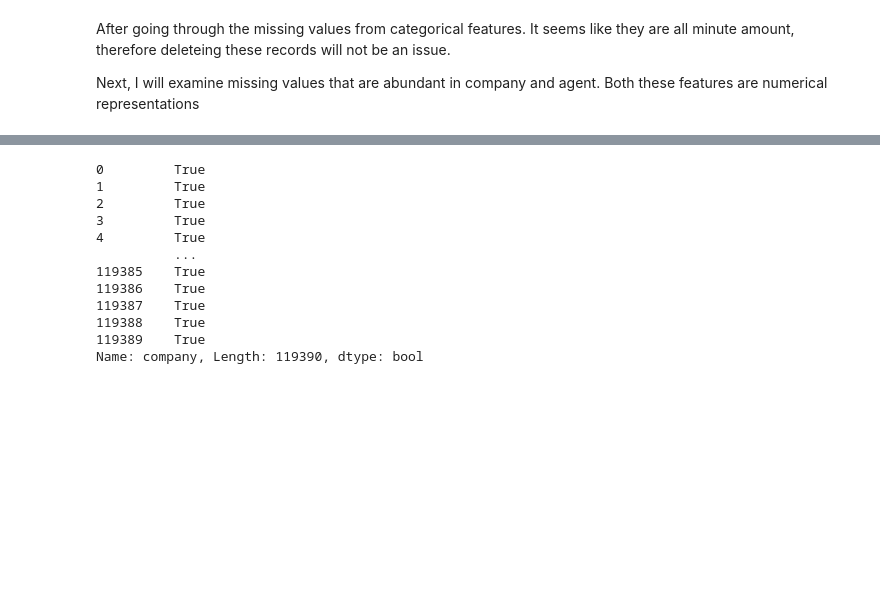
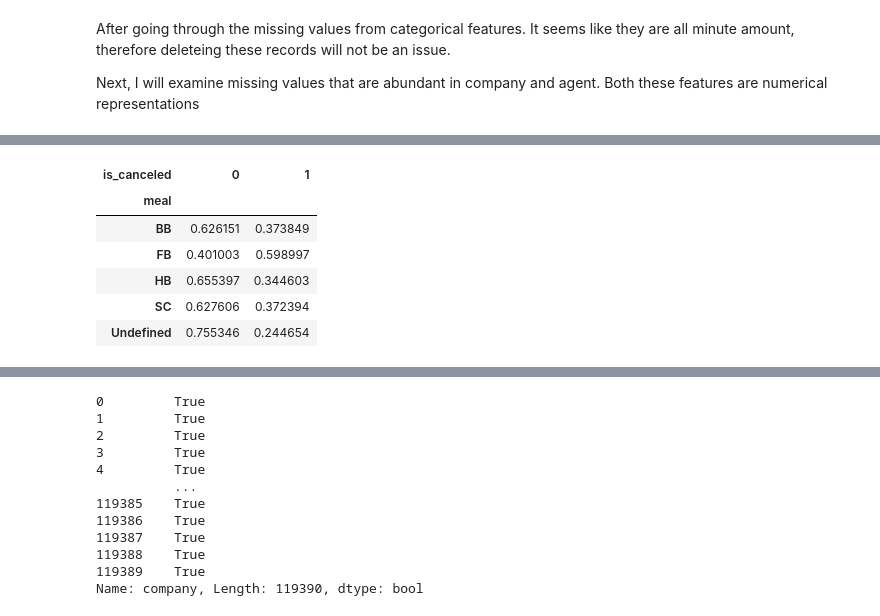
Before and after one commit to AlanChamathil/hotel-booking, a Jupyter notebook: data-exploration/dataset_overview.ipynb, the cells around one changed output, grey strips where cells are left out. Cells and saved outputs as stored; diff of their text form; code cells hidden in the pictures; blank space fills up the shorter version.

```diff
--- a/data-exploration/dataset_overview.ipynb
+++ b/data-exploration/dataset_overview.ipynb
@@ -178,0 +222,10 @@ Next, I will examine missing values that are abundant in company and agent. Both
+# %%
+pd.crosstab(df['meal'],df['is_canceled'],normalize='index')
+# %% [output]
+| is_canceled | 0 | 1 |
+| meal |  |  |
+| BB | 0.626151 | 0.373849 |
+| FB | 0.401003 | 0.598997 |
+| HB | 0.655397 | 0.344603 |
+| SC | 0.627606 | 0.372394 |
+| Undefined | 0.755346 | 0.244654 |
```
Also changed, not shown: parts of 24 cells of this notebook, 2 other files.
